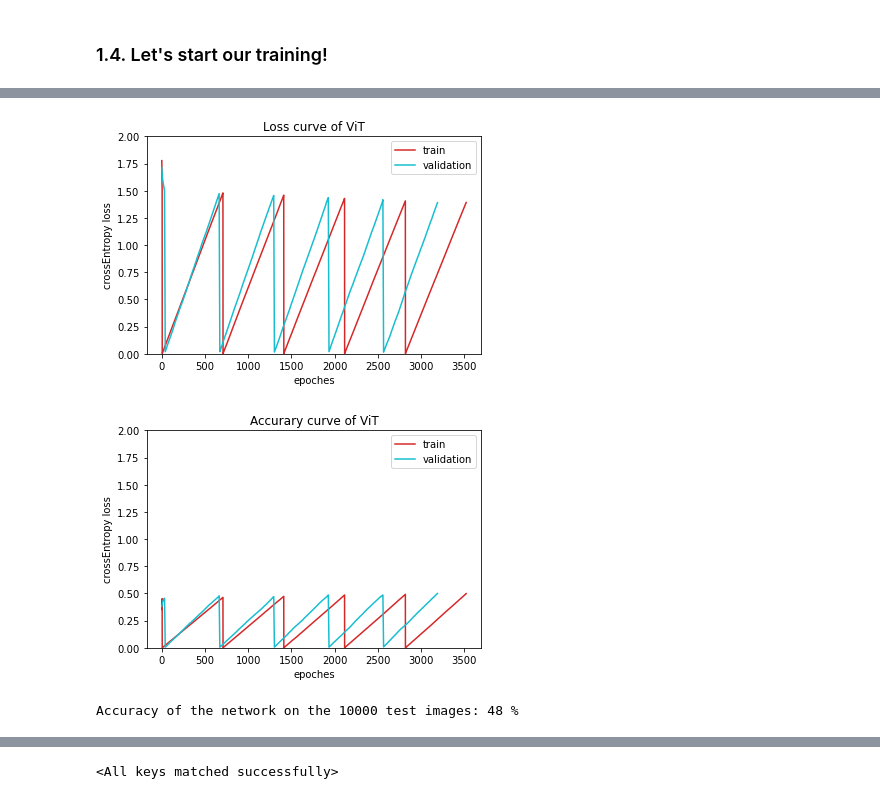
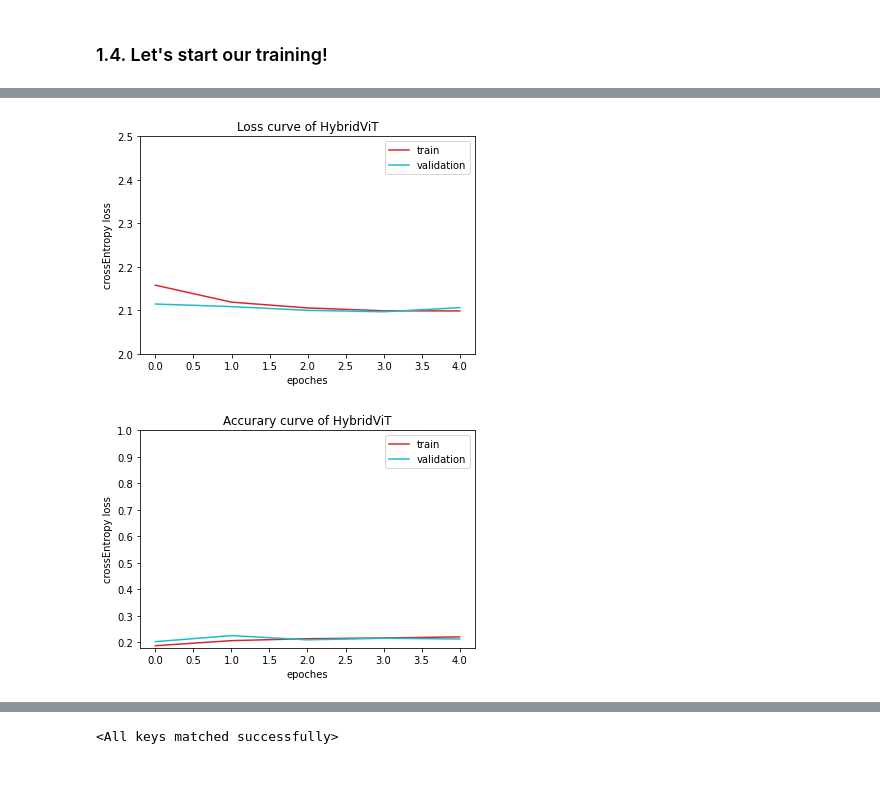
Before and after one commit to milanmarks/cv_final, a Jupyter notebook: cv_final.ipynb, the cells around one changed output, grey strips where cells are left out. Saved outputs shown, nothing was run; the diff lists cells and outputs as text; code cells hidden in the pictures.

```diff
--- a/cv_final.ipynb
+++ b/cv_final.ipynb
@@ -59,14 +62,14 @@ transform_test = transforms.Compose([
 ])
 # %%
 dataset = torchvision.datasets.CIFAR10(root='./data', train=True,
-                                        download=False, transform=transform_train)
+                                        download=True, transform=transform_train)
 trainset, valset = torch.utils.data.random_split(dataset, [45000, 5000])
 train_loader = torch.utils.data.DataLoader(trainset, batch_size=batch_size,
                                           shuffle=True, num_workers=2)
 valid_loader = torch.utils.data.DataLoader(valset, batch_size=batch_size,
                                         shuffle=True, num_workers=2)
 testset = torchvision.datasets.CIFAR10(root='./data', train=False,
-                                       download=False, transform=transform_test)
+                                       download=True, transform=transform_test)
 test_loader = torch.utils.data.DataLoader(testset, batch_size=batch_size,
                                          shuffle=False, num_workers=2)
 
@@ -75,11 +83,3 @@ classes = ('plane', 'car', 'bird', 'cat',
-# %%
-test=resnet34(num_classes=10).to(device)
-for data, label in tqdm(train_loader):
-    data =data.to(device)
-    label=label.to(device)
-    output=test(data)
-    print(output)
-    break
 # %% [markdown]
 ### 1.3. define a transformer
 # %%
@@ -251,7 +271,7 @@ def plot_loss_curve(record, title=''):
     plt.figure(figsize=[6, 4])
     plt.plot(x, record['train'], c='tab:red', label='train')
     plt.plot(x, record['validation'], c='tab:cyan', label='validation')
-    plt.ylim(0.5,1.5)
+    plt.ylim(2,2.5)
     plt.xlabel('epoches')
     plt.ylabel('crossEntropy loss')
     plt.title('Loss curve of {}'.format(title))
@@ -265,20 +285,20 @@ def plot_acc_curve(record, title=''):
     plt.figure(figsize=[6, 4])
     plt.plot(x, record['train'], c='tab:red', label='train')
     plt.plot(x, record['validation'], c='tab:cyan', label='validation')
-    plt.ylim(0.25,1)
+    plt.ylim(0.18,1)
     plt.xlabel('epoches')
     plt.ylabel('crossEntropy loss')
     plt.title('Accurary curve of {}'.format(title))
     plt.legend()
     plt.show()
 # %%
-plot_loss_curve(loss_record, title='HybridViT', loss=True)
+plot_loss_curve(loss_record, title='HybridViT')
 # %% [output]
-[figure, old version]
+[figure, new version]
 # %%
-plot_acc_curve(acc_record, title='HybridViT', loss=False)
+plot_acc_curve(acc_record, title='HybridViT')
 # %% [output]
-[figure, old version]
+[figure, new version]
 # %%
 def test(model, model_name, test_loader):
     correct = 0
@@ -288,8 +308,8 @@ def test(model, model_name, test_loader):
         for data in test_loader:
             images, labels = data
             images, labels = images.to(device), labels.to(device)
-            images_fgm = fast_gradient_method(net, images, 0.3, np.inf)
-            images_pgd = projected_gradient_descent(net, images, 0.3, 0.01, 40, np.inf)
+            images_fgm = fast_gradient_method(model, images, 0.3, np.inf)
+            images_pgd = projected_gradient_descent(model, images, 0.3, 0.01, 40, np.inf)
             # calculate outputs by running images through the network
             outputs = model(images)
             outputs_fgm = model(images_fgm)
@@ -309,7 +329,5 @@ def test(model, model_name, test_loader):
         100 * correct / total))
     print('Accuracy of the %s on the 10000 PFD adversarial images: %d %%' % (model_name,
         100 * correct / total))
-# %% [output]
-Accuracy of the network on the 10000 test images: 48 %
 # %%
 test(model, 'HybridViT', test_loader)
```
Also changed, not shown: parts of 5 cells of this notebook.
